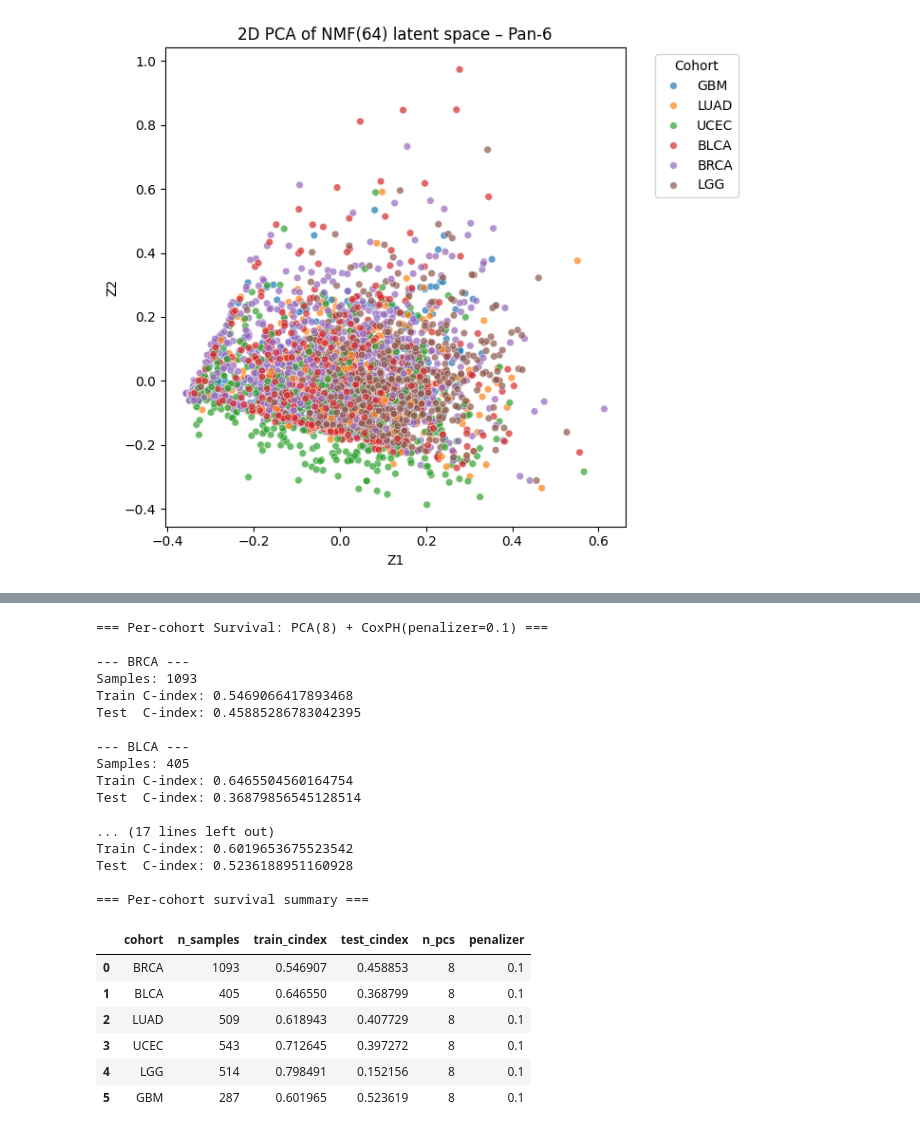
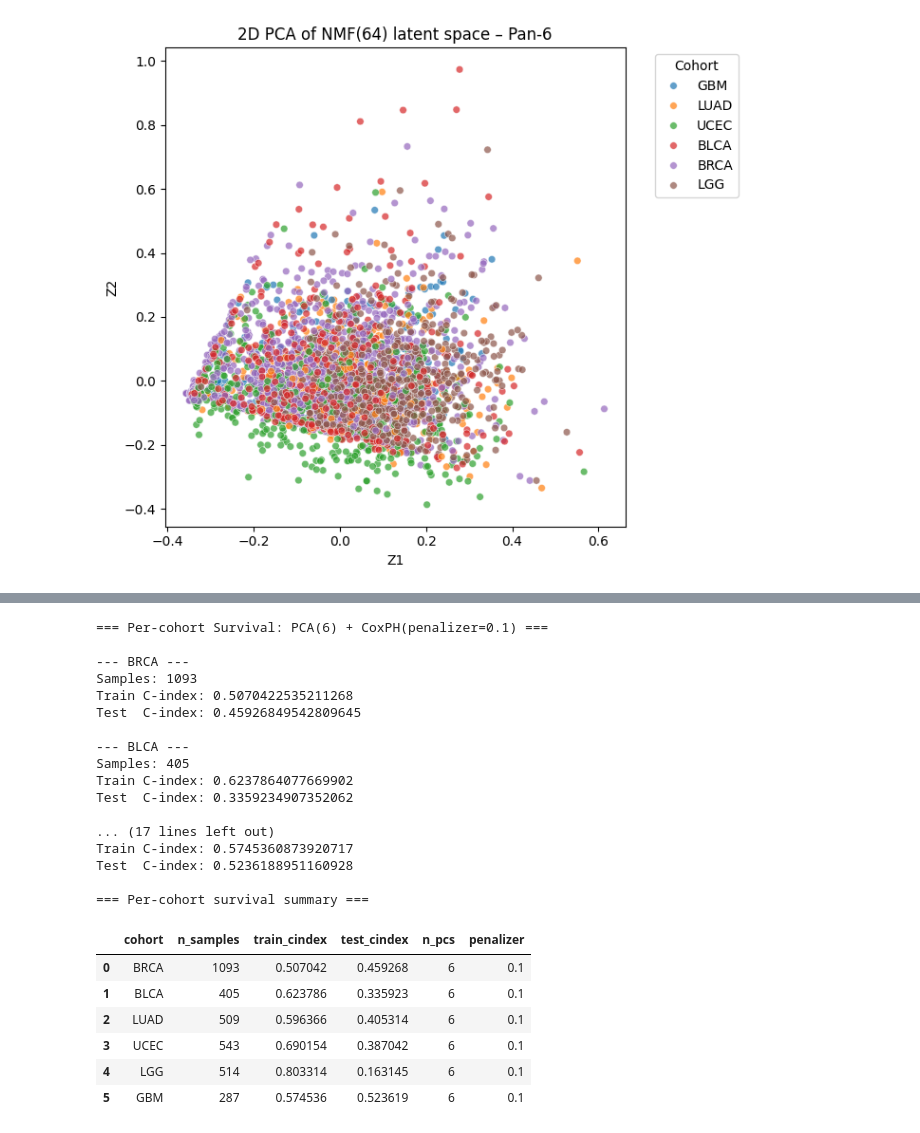
Before and after one commit to arionandrei2000/bdh_challenge_2025, a Jupyter notebook: notebooks/04_analysis.ipynb, the cells around one changed output, grey strips where cells are left out. Saved outputs shown, nothing was run; the diff lists cells and outputs as text; code cells hidden in the pictures.

```diff
--- a/notebooks/04_analysis.ipynb
+++ b/notebooks/04_analysis.ipynb
@@ -1000,7 +1000,7 @@ Computing 2D PCA on NMF latent space for Pan-6...
 # %%
 # 10A) Pan-6 survival baseline: PCA(k) + CoxPH(penalized)
 
-N_PCS = 16
+N_PCS = 6
 PENALIZER = 0.1
 
 print(f"\n=== Pan-6 Survival: PCA({N_PCS}) + CoxPH(penalizer={PENALIZER}) ===")
@@ -1095,7 +1094,7 @@ Name: count, dtype: int64
 # %%
 # 10B) Per-cohort survival: PCA(k) + CoxPH(penalized)
 
-N_PCS = 8
+N_PCS = 6
 PENALIZER = 0.1
 cohorts = ["BRCA", "BLCA", "LUAD", "UCEC", "LGG", "GBM"]
 
@@ -1162,45 +1161,45 @@ for coh in cohorts:
     print("Train C-index:", train_ci)
     print("Test  C-index:", test_ci)
 
     results_surv_per_cohort.append(
         {
             "cohort": coh,
             "n_samples": surv_sub.shape[0],
             "train_cindex": train_ci,
             "test_cindex": test_ci,
             "n_pcs": Z_train.shape[1],
             "penalizer": PENALIZER,
         }
     )
 
 results_surv_per_cohort_df = pd.DataFrame(results_surv_per_cohort)
 print("\n=== Per-cohort survival summary ===")
 display(results_surv_per_cohort_df)
 # %% [output]
-=== Per-cohort Survival: PCA(8) + CoxPH(penalizer=0.1) ===
+=== Per-cohort Survival: PCA(6) + CoxPH(penalizer=0.1) ===
 
 --- BRCA ---
 Samples: 1093
-Train C-index: 0.5469066417893468
-Test  C-index: 0.45885286783042395
+Train C-index: 0.5070422535211268
+Test  C-index: 0.45926849542809645
 
 --- BLCA ---
 Samples: 405
-Train C-index: 0.6465504560164754
-Test  C-index: 0.36879856545128514
+Train C-index: 0.6237864077669902
+Test  C-index: 0.3359234907352062
 
 ... (17 lines left out)
-Train C-index: 0.6019653675523542
+Train C-index: 0.5745360873920717
 Test  C-index: 0.5236188951160928
 
 === Per-cohort survival summary ===
 |  | cohort | n_samples | train_cindex | test_cindex | n_pcs | penalizer |
-| 0 | BRCA | 1093 | 0.546907 | 0.458853 | 8 | 0.1 |
-| 1 | BLCA | 405 | 0.646550 | 0.368799 | 8 | 0.1 |
-| 2 | LUAD | 509 | 0.618943 | 0.407729 | 8 | 0.1 |
-| 3 | UCEC | 543 | 0.712645 | 0.397272 | 8 | 0.1 |
-| 4 | LGG | 514 | 0.798491 | 0.152156 | 8 | 0.1 |
-| 5 | GBM | 287 | 0.601965 | 0.523619 | 8 | 0.1 |
+| 0 | BRCA | 1093 | 0.507042 | 0.459268 | 6 | 0.1 |
+| 1 | BLCA | 405 | 0.623786 | 0.335923 | 6 | 0.1 |
+| 2 | LUAD | 509 | 0.596366 | 0.405314 | 6 | 0.1 |
+| 3 | UCEC | 543 | 0.690154 | 0.387042 | 6 | 0.1 |
+| 4 | LGG | 514 | 0.803314 | 0.163145 | 6 | 0.1 |
+| 5 | GBM | 287 | 0.574536 | 0.523619 | 6 | 0.1 |
 # %%
 rows = []
 
```
Also changed, not shown: parts of 2 cells of this notebook.
